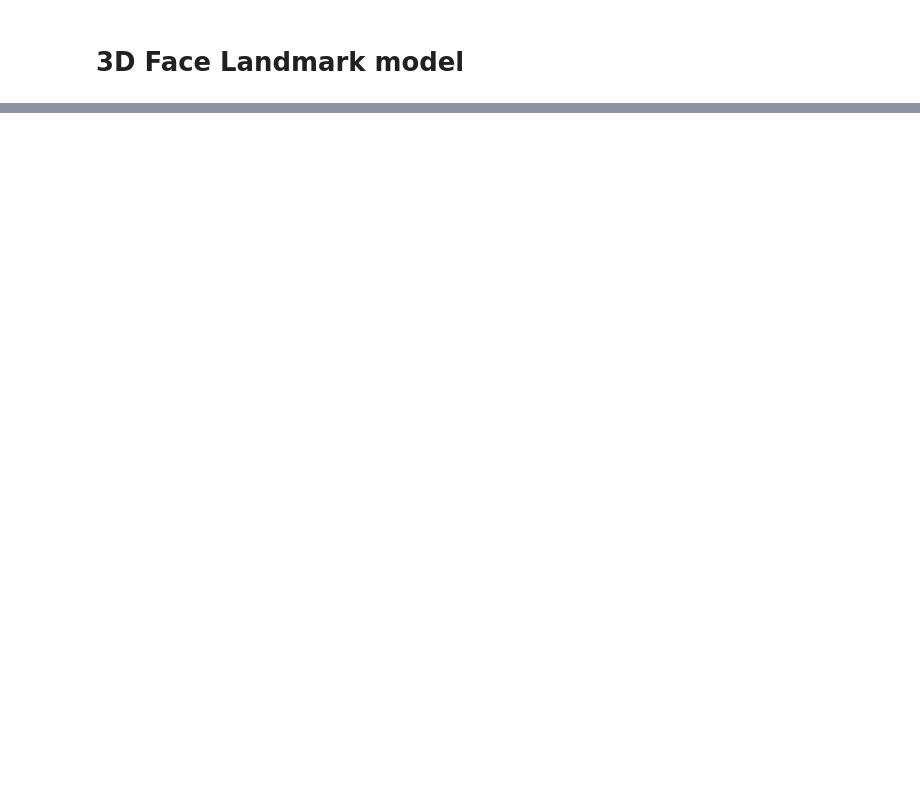
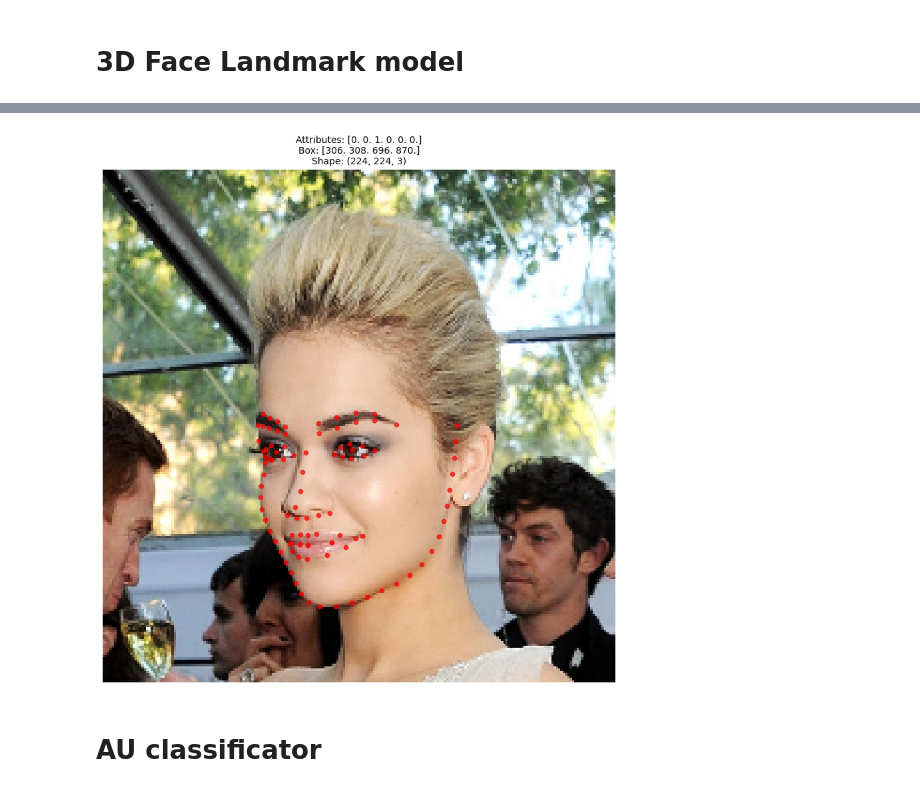
Before and after one commit to chab-s/safety_au_detector, a Jupyter notebook: notebooks/start.ipynb, the cells around one changed output, grey strips where cells are left out. Saved outputs shown, nothing was run; the diff lists cells and outputs as text; code cells hidden in the pictures; blank space fills up the shorter version.

```diff
--- a/notebooks/start.ipynb
+++ b/notebooks/start.ipynb
@@ -1418,0 +1666,17 @@ Clipping input data to the valid range for imshow with RGB data ([0..1] for floa
+# %%
+if __name__ == "__main__":
+    print("="*70)
+    print("EXEMPLE 1: Utilisation basique style PyTorch")
+    print("="*70)
+
+    # Créer le dataset
+    dataset = WLFWDatasets(
+        file_list='../data/WFLW_annotations/list_98pt_rect_attr_train_test/list_98pt_rect_attr_train.txt',
+        images_path='../data/WFLW_images',
+        image_size=(224, 224)
+    )
+
+    print(f"\nNombre d'échantillons: {len(dataset)}")
+
+    # Convertir en tf.data.Dataset pour entraînement
+    tf_dataset = dataset.get_tf_dataset(batch_size=16, shuffle=True)
@@ -1418,0 +1690,6 @@ Clipping input data to the valid range for imshow with RGB data ([0..1] for floa
+# %%
+dataset.visualize(0)
+# %% [output]
+[figure, added]
+# %% [markdown]
+# AU classificator
```
Also changed, not shown: parts of 14 cells of this notebook.
